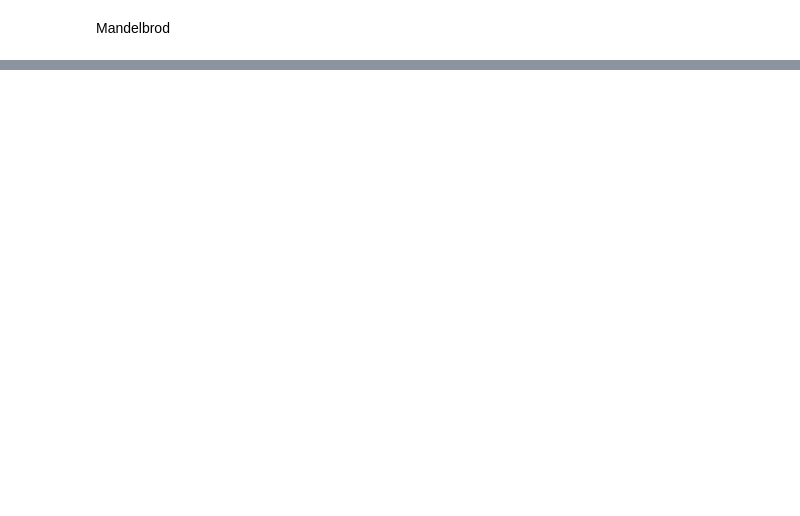
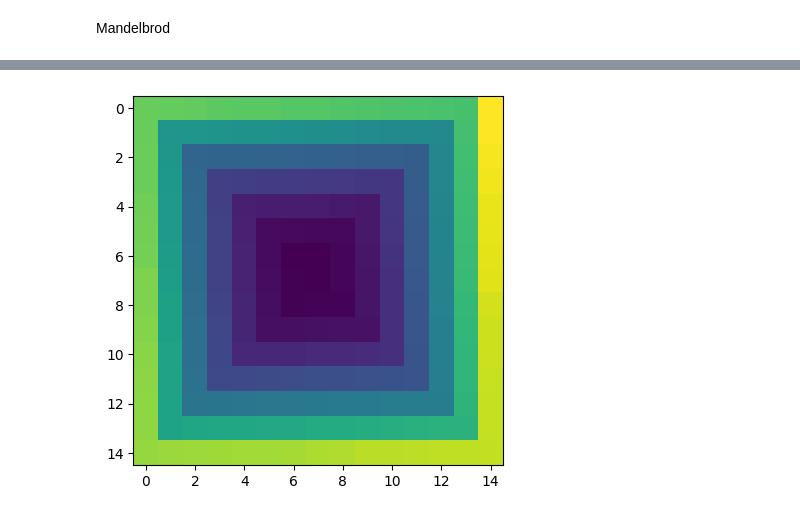
Before and after one commit to KLI0273/KLI0273_DU, a Jupyter notebook: week_04/week_04_du.ipynb, the cells around one changed output, grey strips where cells are left out. Drawn from its saved outputs; the diff is of its cells as text; code cells hidden in the pictures; blank space fills up the shorter version.

```diff
--- a/week_04/week_04_du.ipynb
+++ b/week_04/week_04_du.ipynb
@@ -233,0 +236,12 @@ plt.show()
+# %%
+import matplotlib.pyplot as plt
+
+B = integer_spiral_numpy(7) #? obr_00
+plt.imshow(B) # Tohle se vykreslí +- stejně -> np.sin(A*0.03)
+C = integer_spiral_numpy(15)#? obr_01
+plt.figure()
+plt.imshow(C)
+D = integer_spiral_numpy(37)#? obr_02
+plt.figure()
+plt.imshow(D)
+plt.show()
@@ -233,0 +254,81 @@ plt.show()
+# %%
+import numpy as np
+import matplotlib.pyplot as plt
+
+def prvocisla(n):
+    N,j = 2,0
+    list_prv = list(range(n+1))
+
+    while 1:
+        prvocislo_otaznik = True
+        for i in range(2, N):
+            if(N % i == 0):
+                prvocislo_otaznik = False
+                break
+
+        if prvocislo_otaznik:
+            list_prv[j] = N
+            j += 1
+
+        N += 1
+        if(list_prv[n] != n): return list_prv
+
+def integer_spiral(n):
+    A = np.zeros(n+2,n+2)
+    pos_rows = n//2 +1
+    pos_cols = n//2 +1
+    i = 1
+
+    A[pos_rows, pos_cols] = i
+    i += 1
+    pos_rows -= 1
+
+    while(i <= n**2):
+        A[pos_rows, pos_cols] = i
+        i+=1
+        if(A[pos_rows - 1, pos_cols] != 0 and A[pos_rows, pos_cols + 1] == 0):
+            pos_cols += 1
+        elif(A[pos_rows, pos_cols - 1] != 0):
+            pos_rows -= 1
+        elif(A[pos_rows + 1, pos_cols] != 0):
+            pos_cols -= 1
+        else:
+            pos_rows += 1
+
+    return A[1:-1, 1:-1]
+
+def integer_spiral_numpy(n):
+
+    B = np.zeros([n+2,n+2], dtype = int)
+    b = prvocisla((n**2)+1)
+    i,j = n//2 +1, n//2 +1
+    current = 1
+
+    for k in range(int((n+1)/2)-1): #int((n+1)/2)
+        hrana_Up = slice(current, current+2*k+1)
+        B[i+k-1:i-k-2:-1, j+k] = b[hrana_Up]
+        current += 2*k+1
+
+        hrana_Left = slice(current, current+2*k+1)
+        B[i-k-1, j+k-1:j-k-2:-1] = b[hrana_Left]
+        current += 2*k+1
+
+        hrana_Down = slice(current, current+2*k+2)
+        B[i-k:i+k+2, j-k-1] = b[hrana_Down]
+        current += 2*k+2
+
+        hrana_Right = slice(current, current+2*k+2)
+        B[i+k+1, j-k:j+k+2 ] = b[hrana_Right]
+        current += 2*k+2
+
+    k =int((n+1)/2)-1
+    hrana_Up = slice(current, current+2*k)
+    B[i+k-1:i-k-1:-1, j+k] = b[hrana_Up]
+    B[i, j] = 1
+    return B[1:-1, 1:-1]
+
+E = integer_spiral_numpy(15) #prvocisla
+plt.imshow(E)
+plt.show()
+# %% [output]
+[figure, added]
```
Also changed, not shown: parts of 7 cells of this notebook, 4 other files.
